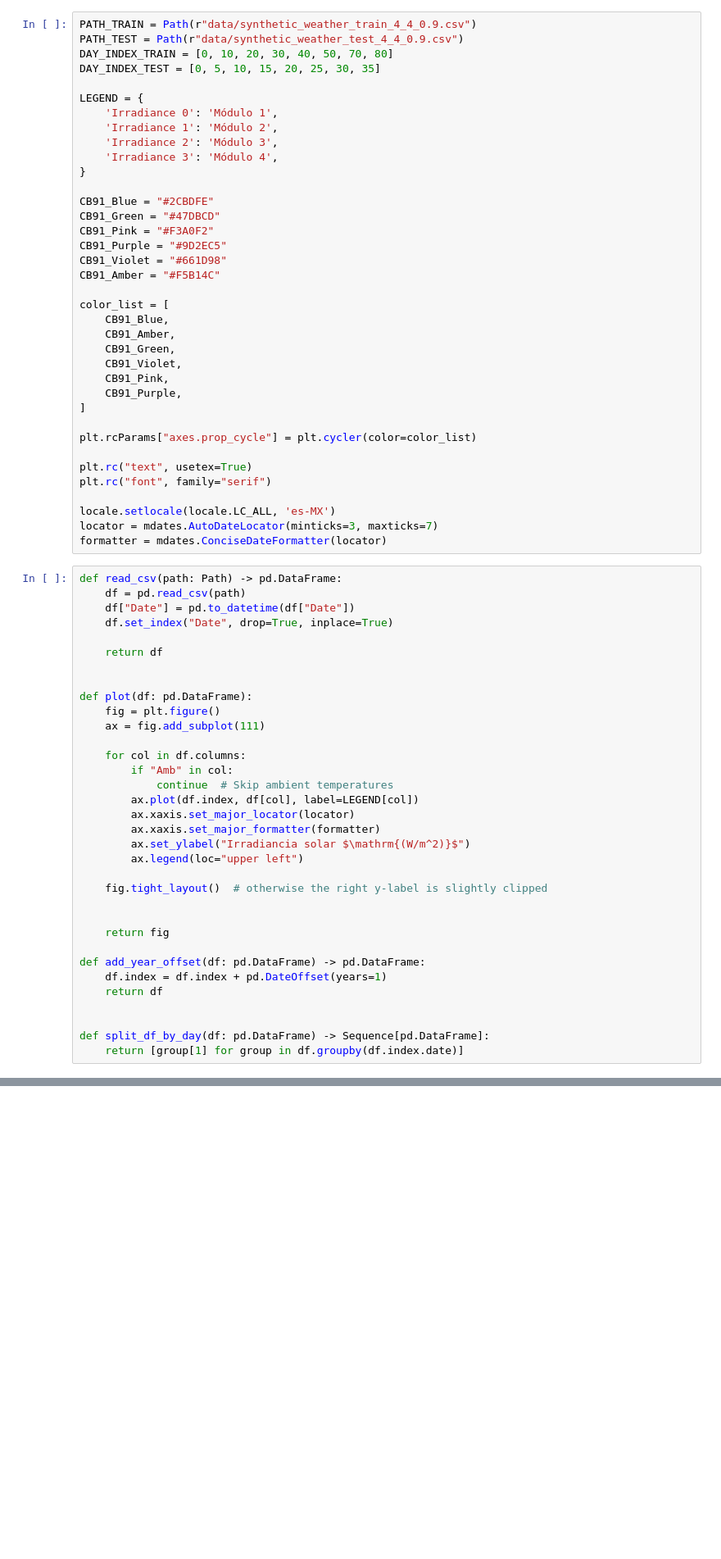
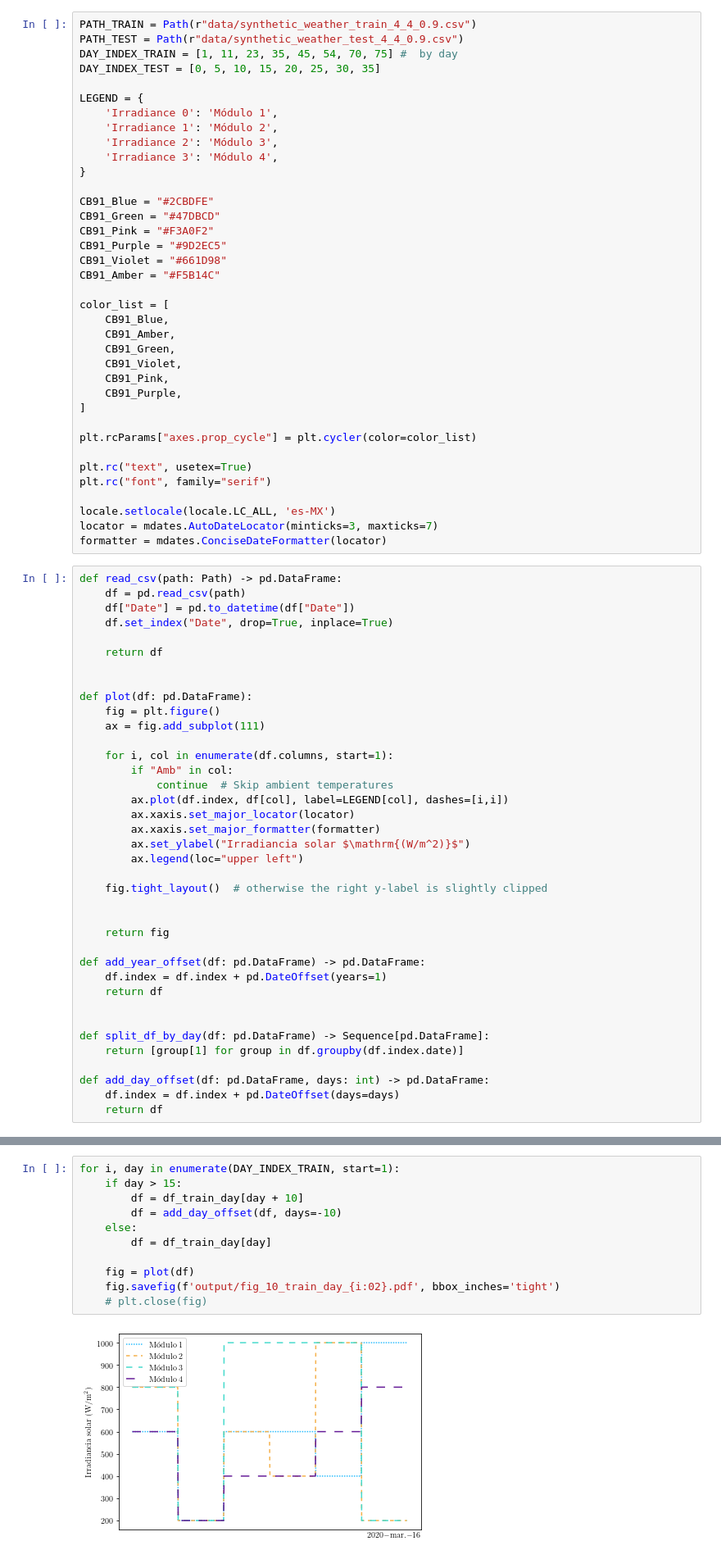
Before and after one commit to balcortex/ddpg_mppt_shading, a Jupyter notebook: src/extras/phd_thesis_figures/11_shaded_weather.ipynb, the cells around one changed output, grey strips where cells are left out. Shown at 82% size. Drawn from its saved outputs; the diff is of its cells as text; blank space fills up the shorter version.

Commit message:
fix weather train plot

```diff
--- a/src/extras/phd_thesis_figures/11_shaded_weather.ipynb
+++ b/src/extras/phd_thesis_figures/11_shaded_weather.ipynb
@@ -9,7 +9,7 @@ import pandas as pd
 # %%
 PATH_TRAIN = Path(r"data/synthetic_weather_train_4_4_0.9.csv")
 PATH_TEST = Path(r"data/synthetic_weather_test_4_4_0.9.csv")
-DAY_INDEX_TRAIN = [0, 10, 20, 30, 40, 50, 70, 80]
+DAY_INDEX_TRAIN = [1, 11, 23, 35, 45, 54, 70, 75] #  by day
 DAY_INDEX_TEST = [0, 5, 10, 15, 20, 25, 30, 35]
 
 LEGEND = {
@@ -56,10 +56,10 @@ def plot(df: pd.DataFrame):
     fig = plt.figure()
     ax = fig.add_subplot(111)
 
-    for col in df.columns:
+    for i, col in enumerate(df.columns, start=1):
         if "Amb" in col:
             continue  # Skip ambient temperatures
-        ax.plot(df.index, df[col], label=LEGEND[col])
+        ax.plot(df.index, df[col], label=LEGEND[col], dashes=[i,i])
         ax.xaxis.set_major_locator(locator)
         ax.xaxis.set_major_formatter(formatter)
         ax.set_ylabel("Irradiancia solar $\mathrm{(W/m^2)}$")
@@ -77,9 +77,26 @@ def add_year_offset(df: pd.DataFrame) -> pd.DataFrame:
 
 def split_df_by_day(df: pd.DataFrame) -> Sequence[pd.DataFrame]:
     return [group[1] for group in df.groupby(df.index.date)]
+
+def add_day_offset(df: pd.DataFrame, days: int) -> pd.DataFrame:
+    df.index = df.index + pd.DateOffset(days=days)
+    return df
 # %%
 df_train = read_csv(PATH_TRAIN)
 df_test = read_csv(PATH_TEST)
 df_test = add_year_offset(df_test)
 df_train_day = split_df_by_day(df_train)
 df_test_day = split_df_by_day(df_test)
+# %%
+for i, day in enumerate(DAY_INDEX_TRAIN, start=1):
+    if day > 15:
+        df = df_train_day[day + 10]
+        df = add_day_offset(df, days=-10)
+    else:
+        df = df_train_day[day]
+
+    fig = plot(df)
+    fig.savefig(f'output/fig_10_train_day_{i:02}.pdf', bbox_inches='tight')
+    # plt.close(fig)
+# %% [output]
+[figure, added]
```
Also changed, not shown: parts of 3 cells of this notebook, 8 other files.
